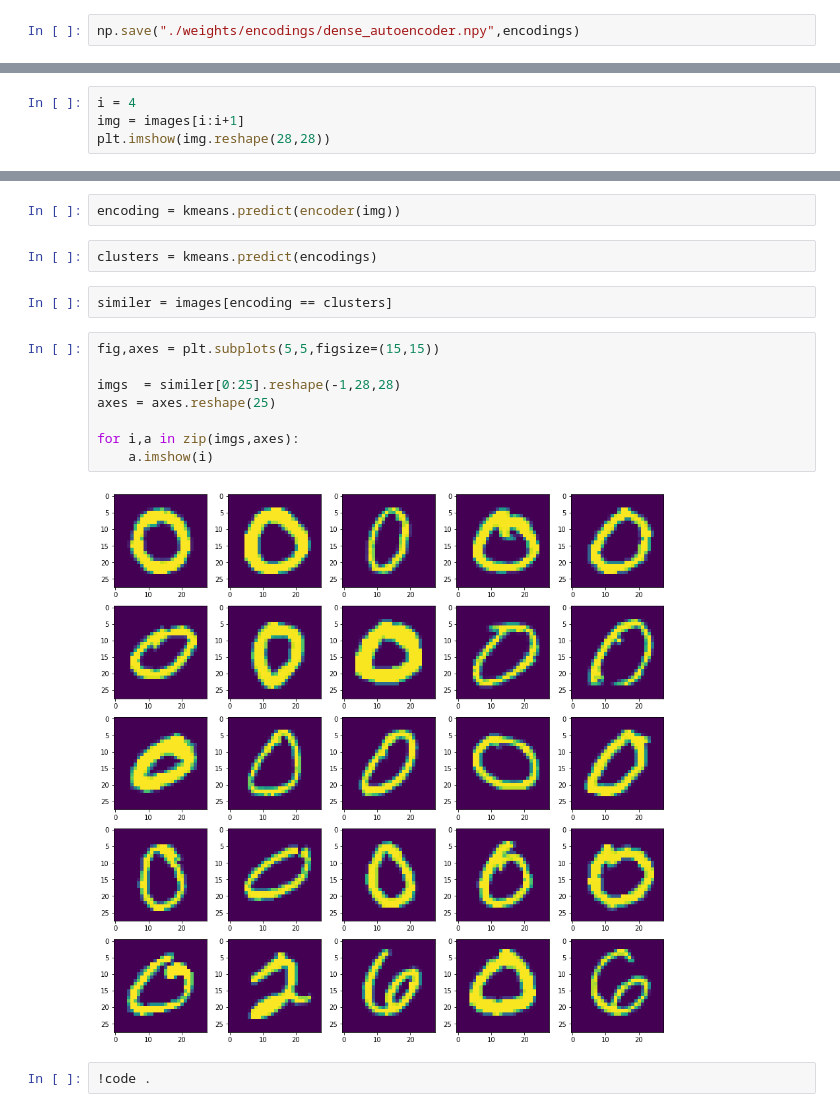
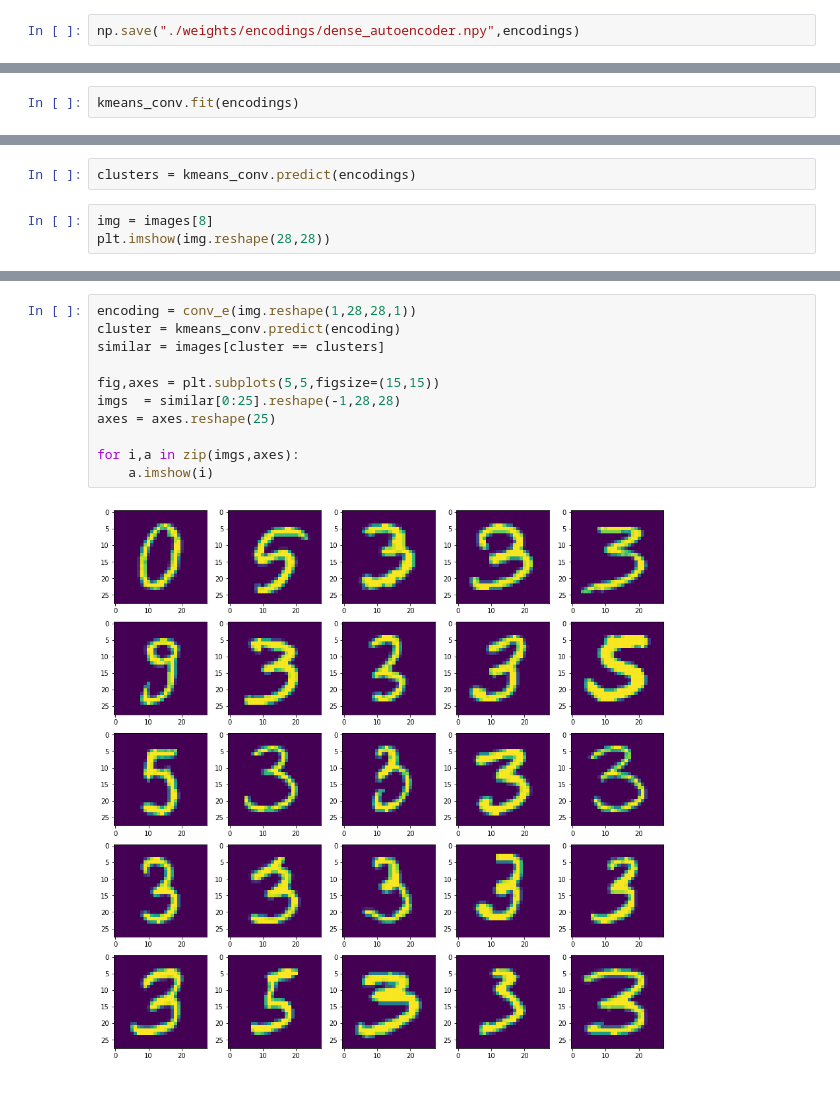
Before and after one commit to angrybayblade/image_search, a Jupyter notebook: Clustering.ipynb, the cells around one changed output, grey strips where cells are left out. Cells and saved outputs as stored; diff of their text form.

```diff
--- a/Clustering.ipynb
+++ b/Clustering.ipynb
@@ -94,0 +110,2 @@ encodings = np.load("./weights/encodings/dense_autoencoder.npy")
+# %%
+kmeans_conv.fit(encodings)
@@ -95,6 +116,7 @@ encodings = np.load("./weights/encodings/dense_autoencoder.npy")
+# %%
+clusters = kmeans_conv.predict(encodings)
 # %%
-i = 4
-img = images[i:i+1]
+img = images[8]
 plt.imshow(img.reshape(28,28))
 # %% [output]
 <matplotlib.image.AxesImage at 0x...>
@@ -102,18 +124,13 @@ plt.imshow(img.reshape(28,28))
-# %%
-encoding = kmeans.predict(encoder(img))
-# %%
-clusters = kmeans.predict(encodings)
-# %%
-similer = images[encoding == clusters]
 # %%
+encoding = conv_e(img.reshape(1,28,28,1))
+cluster = kmeans_conv.predict(encoding)
+similar = images[cluster == clusters]
+
 fig,axes = plt.subplots(5,5,figsize=(15,15))
-
-imgs  = similer[0:25].reshape(-1,28,28)
+imgs  = similar[0:25].reshape(-1,28,28)
 axes = axes.reshape(25)
 
 for i,a in zip(imgs,axes):
     a.imshow(i)
 # %% [output]
-[figure, old version]
+[figure, new version]
-# %%
-!code .
```
Also changed, not shown: parts of 18 cells of this notebook, 5 other files.
